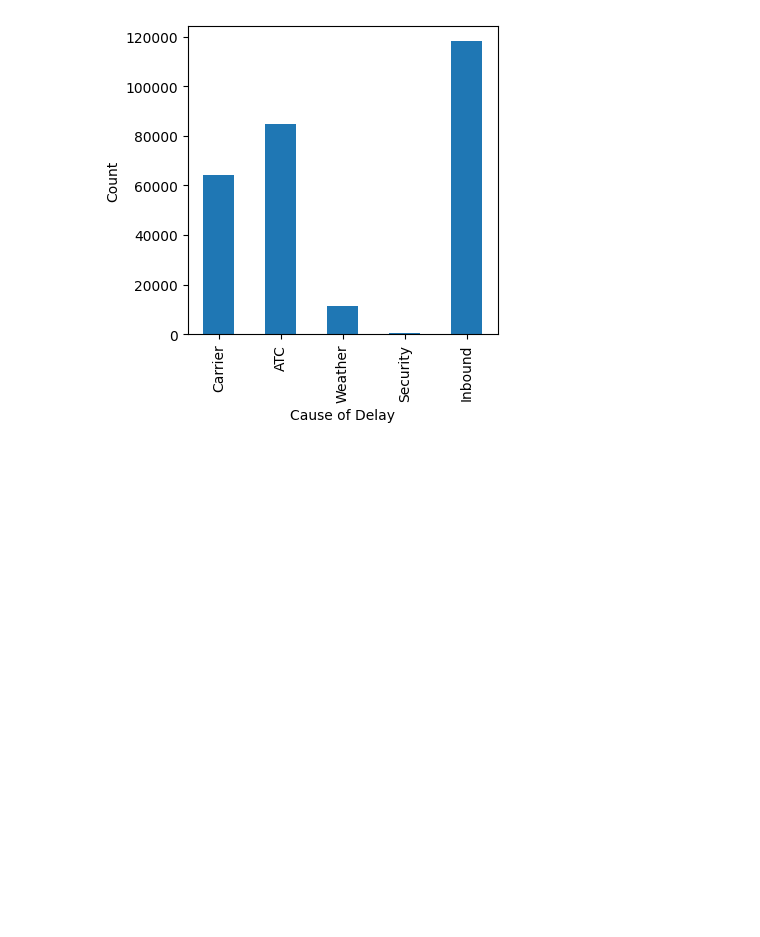
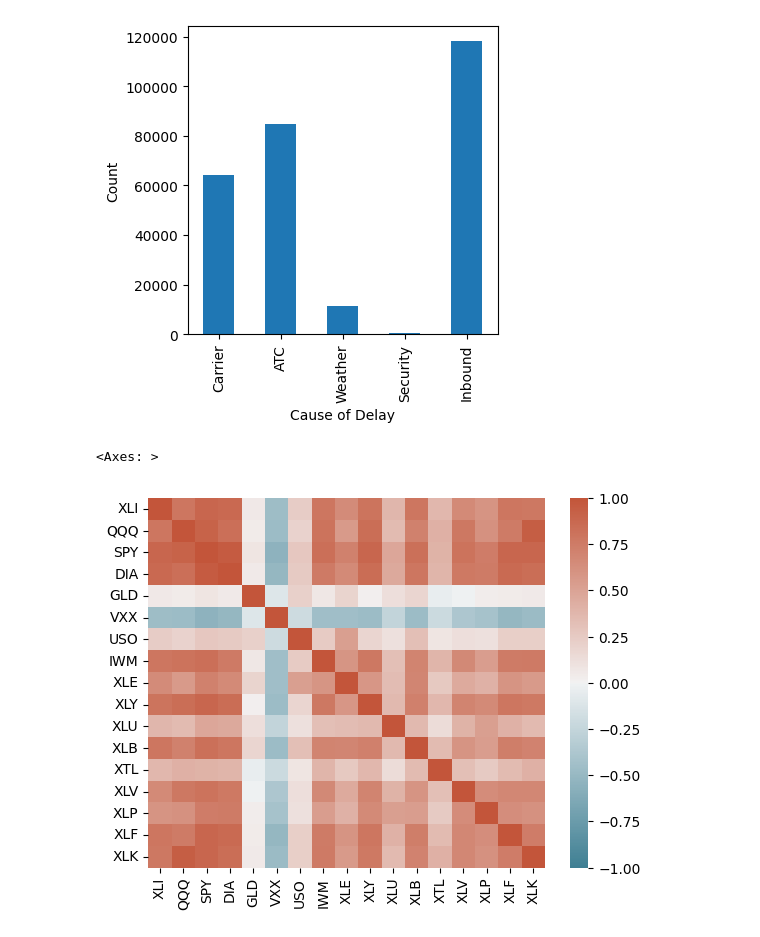
Before and after one commit to HiteshKadam/Practical-Statistics-for-Data-Science, a Jupyter notebook: 1 Exploratory Data Analysis.ipynb, the cells around one changed output. Drawn from its saved outputs; the diff is of its cells as text; code cells hidden in the pictures; blank space fills up the shorter version.

```diff
--- a/1 Exploratory Data Analysis.ipynb
+++ b/1 Exploratory Data Analysis.ipynb
@@ -86,3 +88,12 @@ ax.set_ylabel('Count')
 # %% [output]
 Text(0, 0.5, 'Count')
 [figure]
+# %%
+sp500_data = pd.read_csv("./data/sp500_data.csv")
+sp500_sector = pd.read_csv("./data/sp500_sectors.csv")
+# %%
+etf = sp500_data.loc[sp500_data['Unnamed: 0'] > '2012-07-01', sp500_sector[sp500_sector['sector'] == 'etf']['symbol']]
+sns.heatmap(etf.corr(), vmax=1,vmin=-1, cmap=sns.diverging_palette(220, 20, as_cmap=True))
+# %% [output]
+<Axes: >
+[figure, added]
```
Also changed, not shown: parts of 10 cells of this notebook, 8 other files.
